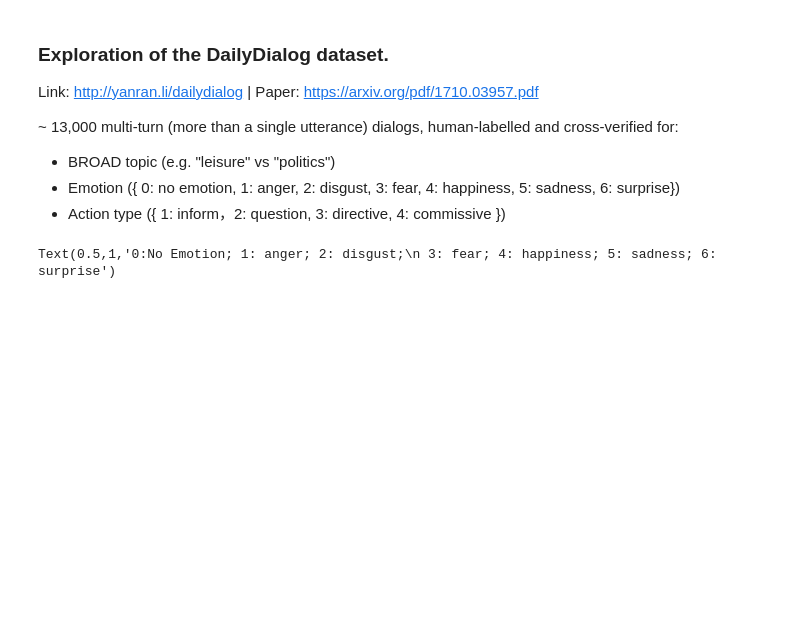
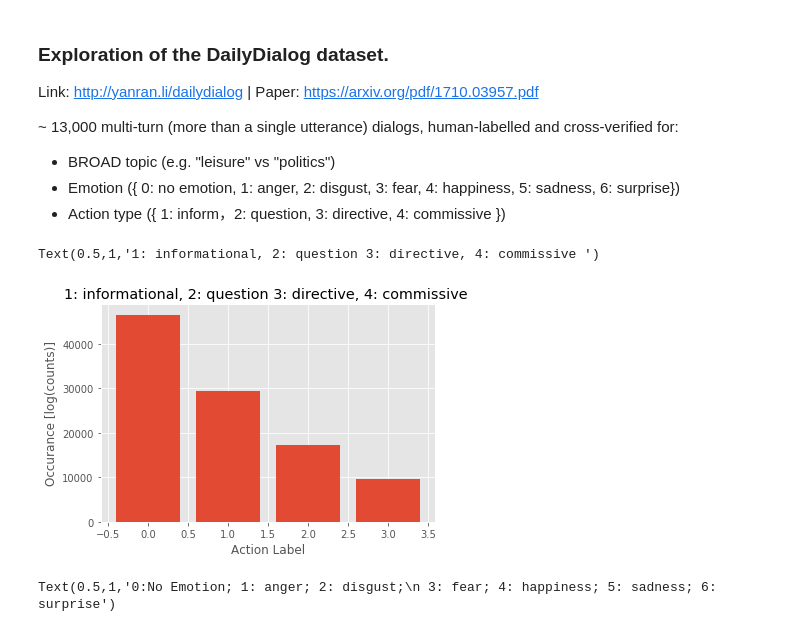
Before and after one commit to SaulAryehKohn/robo-recall, a Jupyter notebook: notebooks/Exploratory_data_analysis.ipynb, the cells around one changed output. Drawn from its saved outputs; the diff is of its cells as text; code cells hidden in the pictures; blank space fills up the shorter version.

```diff
--- a/notebooks/Exploratory_data_analysis.ipynb
+++ b/notebooks/Exploratory_data_analysis.ipynb
@@ -29,6 +29,9 @@ with open('../data/dialogues_text.txt') as file:
 # %%
 with open('../data/dialogues_emotion.txt') as file:
     emotions = [line.rstrip('\n') for line in file]
+# %%
+with open('../data/dialogues_act.txt') as file:
+    acts = [line.rstrip('\n') for line in file]
 # %%
 emotions_sp = [list(map(int, emo.split())) for emo in emotions]
 # 672 has incomplete emotion data!
@@ -37,15 +40,27 @@ emotions_sp[672].append(0)
 dialogs_sp = [line.split("__eou__")[:-1] for line in dialogs]
 # %%
 all_emotions = list(itertools.chain.from_iterable(emotions_sp))
+# %%
+acts_sp = [list(map(int, act.split())) for act in acts]
 # %%
 count_dict = {}
-for emote_list in emotions_sp:
-    for emote in emote_list:
+for act_list in acts_sp:
+    for act in act_list:
         try:
-            count_dict[emote]+=1
+            count_dict[act]+=1
         except:
-            count_dict[emote]=0
+            count_dict[act]=0
 count_arr = [count_dict[k] for k in sorted(count_dict.keys())]
+# %%
+f,ax = plt.subplots()
+ax.bar(range(4),count_arr)
+#ax.set_yscale('log')
+ax.set_ylabel('Occurance [log(counts)]')
+ax.set_xlabel('Action Label')
+ax.set_title('1: informational, 2: question 3: directive, 4: commissive ')
+# %% [output]
+Text(0.5,1,'1: informational, 2: question 3: directive, 4: commissive ')
+[figure, added]
 # %%
 f,ax = plt.subplots()
 ax.bar(range(7),count_arr)
```
Also changed, not shown: parts of 3 cells of this notebook, 5 other files.
